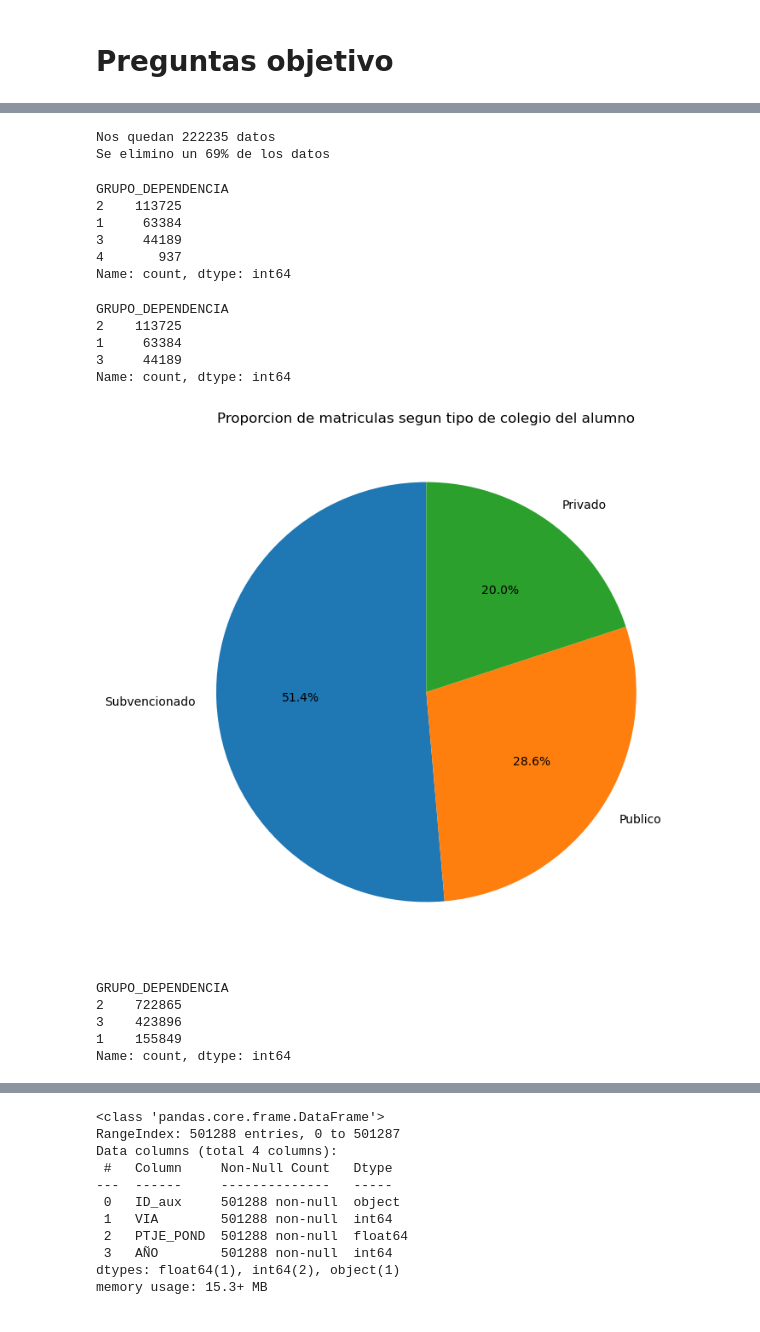
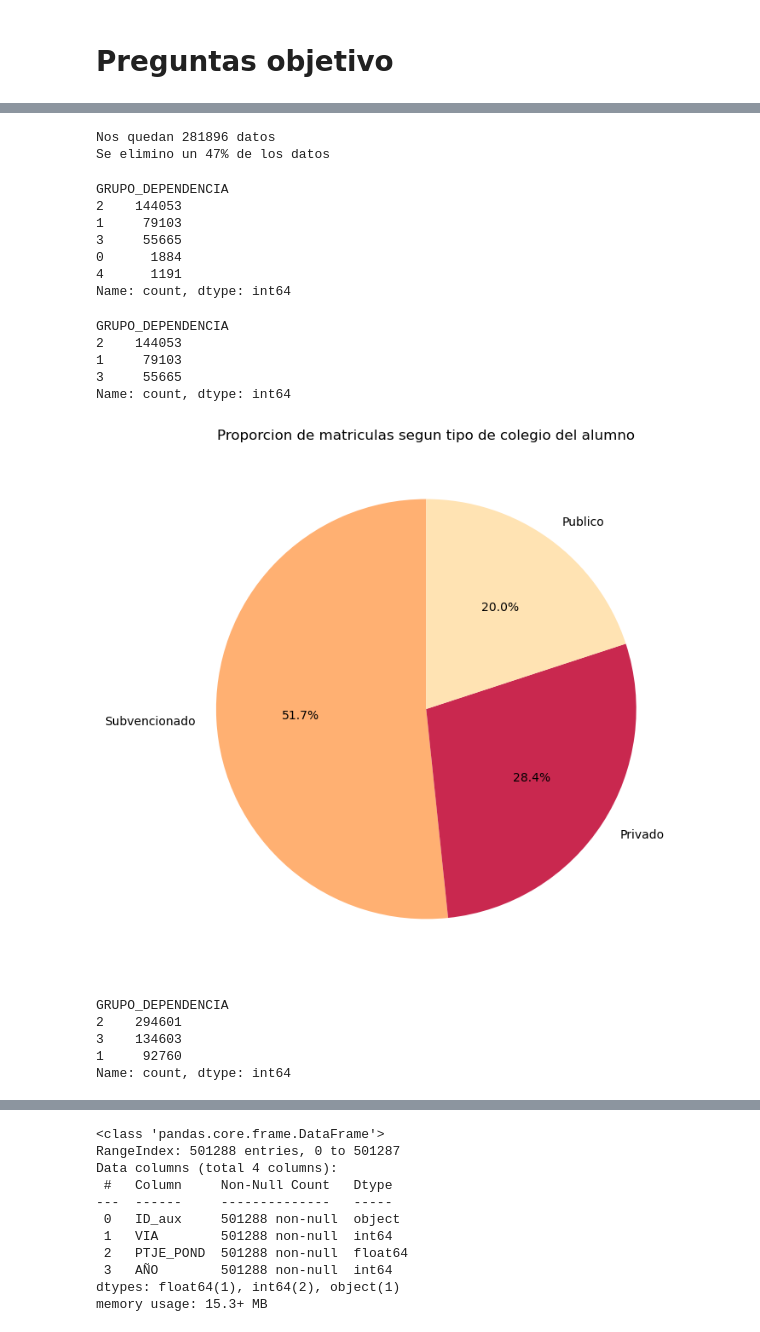
Before and after one commit to javibascur/Proyecto-Cs-Datos, a Jupyter notebook: Proyecto_Final.ipynb, the cells around one changed output, grey strips where cells are left out. Cells and saved outputs as stored; diff of their text form; code cells hidden in the pictures.

Commit message:
avance proyecto con nuevos datos de limpieza

```diff
--- a/Proyecto_Final.ipynb
+++ b/Proyecto_Final.ipynb
@@ -151,10 +191,3 @@ memory usage: 145.0+ MB
 # crear copias de los dataframes para no alterar los originales
 copy_matriculas = matriculas.copy()
 copy_rendicion = rendicion.copy()
-
-# filtro para que los datos solo sean de la  region metropolitana de santiago, codigo ded regio == 13
-copy_rendicion = copy_rendicion[copy_rendicion["CODIGO_REGION"]==13]
-# %%
-# ya que el type de las columnas ID_aux es distinto voy a cambiarlo para que esten ambos como object
-copy_matriculas["ID_aux"] = copy_matriculas["ID_aux"].astype("str")
-copy_matriculas["ID_aux"].info()
@@ -197,44 +221,47 @@ Significando que se matriculo un aproximado del 42% de las personas que rindiero
 # ahora se eliminan las filas cuya columna GRUPO_DEPENDENCIA es NaN ya que es lo que nos permite saber el tipo de establecimiento del alumno
 proceso.dropna(subset = ["GRUPO_DEPENDENCIA"], inplace=True)
 print(f"Nos quedan {len(proceso)} datos")
-print(f"Se elimino un {100-(len(proceso)*100//697739)}% de los datos")
+print(f"Se elimino un {100-(len(proceso)*100//531598)}% de los datos")
 # %% [output]
-Nos quedan 222235 datos
-Se elimino un 69% de los datos
+Nos quedan 281896 datos
+Se elimino un 47% de los datos
 # %%
-# cambio de float a int por preferencia
-proceso["GRUPO_DEPENDENCIA"] = proceso["GRUPO_DEPENDENCIA"].astype("int")
+# valores disponibles
 proceso["GRUPO_DEPENDENCIA"].value_counts()
 # %% [output]
 GRUPO_DEPENDENCIA
-2    113725
-1     63384
-3     44189
-4       937
+2    144053
+1     79103
+3     55665
+0      1884
+4      1191
 Name: count, dtype: int64
 # %%
 # los datos de la columna GRUPO_DEPENDENCIA se encuentran como categorias, explicadas en el documento asociado a cada conjunto de datos
+# 0 = NaN (cambio hecho durante la limpieza)
 # 1 = Particular pagado (privado)
 # 2 = Particular subvencionado (subvencionado)
 # 3 = Municipal (publico)
 # estos son los que se usaran en el analisis, por lo que el 4 no se contara
 proceso = proceso[proceso["GRUPO_DEPENDENCIA"]!=4]
+proceso = proceso[proceso["GRUPO_DEPENDENCIA"]!=0]
 proceso["GRUPO_DEPENDENCIA"].value_counts()
 # %% [output]
 GRUPO_DEPENDENCIA
-2    113725
-1     63384
-3     44189
+2    144053
+1     79103
+3     55665
 Name: count, dtype: int64
 # %%
 cantidades = proceso["GRUPO_DEPENDENCIA"].value_counts()
-nombres = ["Subvencionado", "Publico", "Privado"]
+nombres = ["Subvencionado", "Privado", "Publico"]
+colores = ["#FFB072", "#C9284F", "#FFE3B3"]
 plt.figure(figsize=(8, 8))
-plt.pie(cantidades, labels=nombres, autopct="%1.1f%%", startangle=90)
+plt.pie(cantidades, labels=nombres,colors=colores, autopct="%1.1f%%", startangle=90)
 plt.title("Proporcion de matriculas segun tipo de colegio del alumno")
 plt.show()
 # %% [output]
-[figure, old version]
+[figure, new version]
 # %%
 # esto nos entrega los procentajes de las personas que se matricularon pero aun falta saber la proporcion de los alumnos que rinden la prueba segun cada
 # institucion para tener una idea mejor de lo que significan estos datos
@@ -244,15 +271,16 @@ copy_rendicion = rendicion.copy()
 # eliminacion de NaN
 copy_rendicion.dropna(subset = ["GRUPO_DEPENDENCIA"], inplace=True)
 # pasar a int
-copy_rendicion["GRUPO_DEPENDENCIA"] = copy_rendicion["GRUPO_DEPENDENCIA"].astype("int")
+#copy_rendicion["GRUPO_DEPENDENCIA"] = copy_rendicion["GRUPO_DEPENDENCIA"].astype("int")
 # eliminar los datos de categoria 4
 copy_rendicion = copy_rendicion[copy_rendicion["GRUPO_DEPENDENCIA"]!=4]
+copy_rendicion = copy_rendicion[copy_rendicion["GRUPO_DEPENDENCIA"]!=0]
 copy_rendicion["GRUPO_DEPENDENCIA"].value_counts()
 # %% [output]
 GRUPO_DEPENDENCIA
-2    722865
-3    423896
-1    155849
+2    294601
+3    134603
+1     92760
 Name: count, dtype: int64
 # %%
 # los numeros son las cantidades que entrega .value_counts()
```
Also changed, not shown: parts of 57 cells of this notebook, 4 other files.
